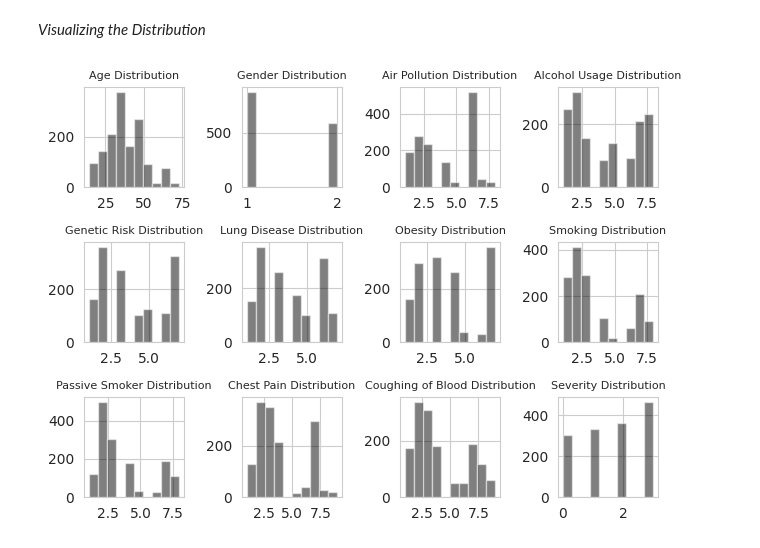
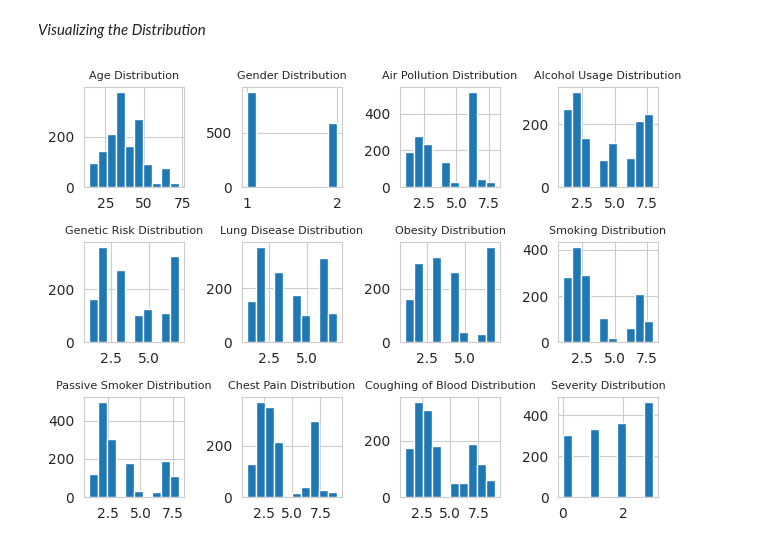
Before and after one commit to andysontran/health-factors-ml-pred, a Jupyter notebook: 2_CHL5230_F23.ipynb, the cells around one changed output. Drawn from its saved outputs; the diff is of its cells as text; code cells hidden in the pictures.

Commit message:
Updated visualization

```diff
--- a/2_CHL5230_F23.ipynb
+++ b/2_CHL5230_F23.ipynb
@@ -39,18 +39,18 @@ print(df.isnull().sum())
 # %%
 # Import necessary libraries
 import matplotlib.pyplot as plt
 
 # Create a histogram
 def draw_histograms(df, variables, n_rows, n_cols):
   fig = plt.figure()
   for i, var_name in enumerate(variables):
     ax = fig.add_subplot(n_rows, n_cols, i+1)
-    df[var_name].hist(color = 'k', alpha = 0.5, bins = 10, ax = ax)
+    df[var_name].hist(bins = 10, ax = ax)
     ax.set_title(var_name + " Distribution")
     ax.title.set_size(8)
   fig.tight_layout()
   plt.show()
 
 draw_histograms(df, df.columns, 3, 4)
 # %% [output]
-[figure, old version]
+[figure, new version]
```
